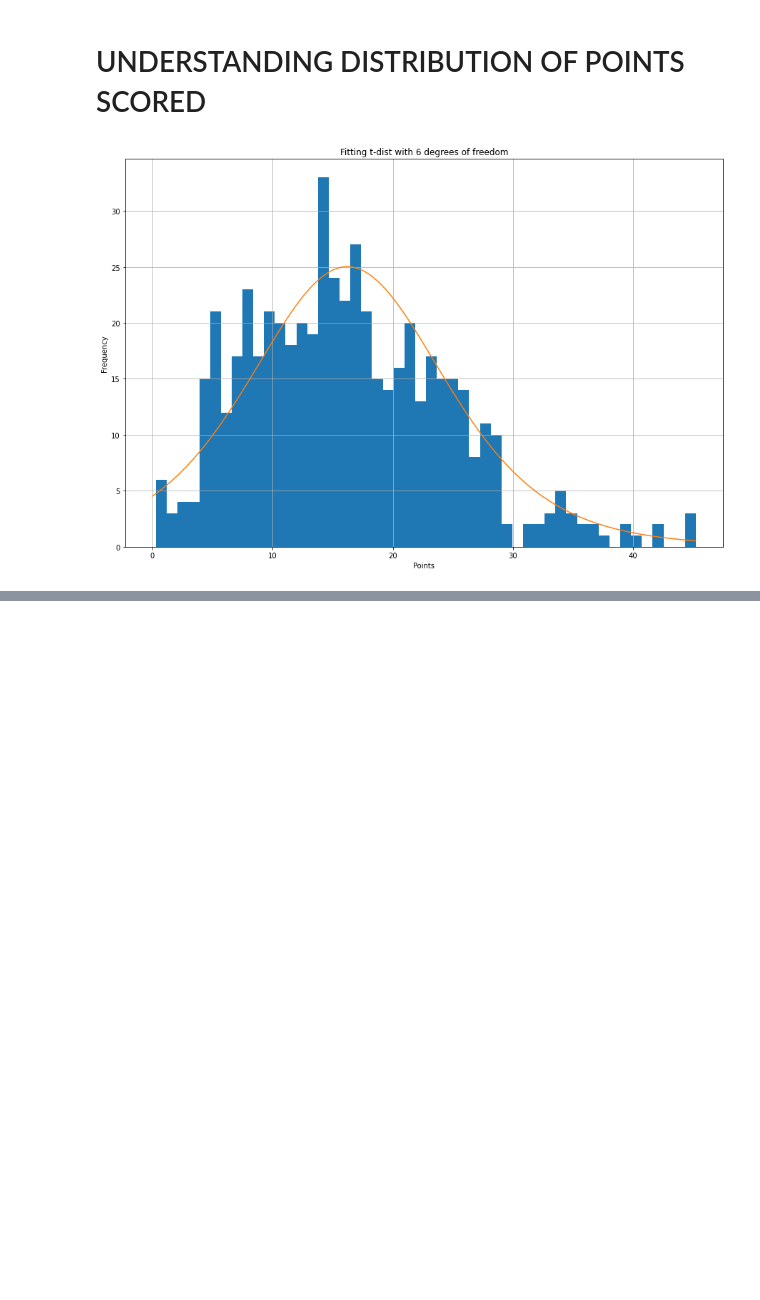
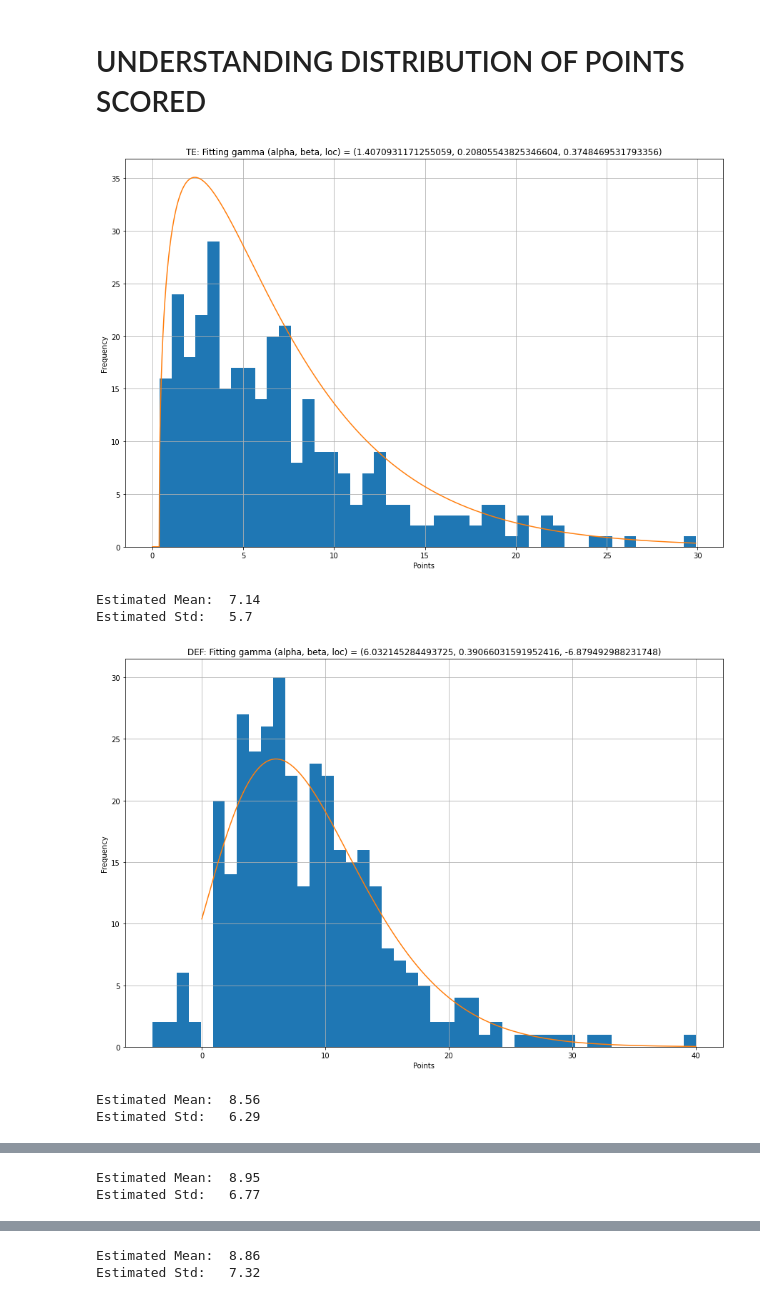
Before and after one commit to mkralis123/FantasyResearch, a Jupyter notebook: FantasyResearch.ipynb, the cells around one changed output, grey strips where cells are left out. Drawn from its saved outputs; the diff is of its cells as text; code cells hidden in the pictures; blank space fills up the shorter version.

Commit message:
Adding in gamma fitted dist by position

```diff
--- a/FantasyResearch.ipynb
+++ b/FantasyResearch.ipynb
@@ -175,33 +175,41 @@ plt.show()
 # %%
 import matplotlib.pyplot as plt
 import numpy as np
 from scipy.stats import norm
 from scipy.stats import t
 
-best_players = list(season_data.mean(axis = 1).sort_values().index[-50:])
 
-def turn_data_to_list(data):
-    data = data.values.tolist()
-    lst = []
-    for ele in data:
-        lst += ele
-    lst = [i for i in lst if (i != 0) and not (np.isnan(i))]
-    return np.array(lst)
+for pos in all_positions:
+    temp=atmost.T.filter(like = f', {pos}').T
 
-plt.figure(figsize=(15,10))
-data_list=turn_data_to_list(season_data.loc[best_players].filter(like = 'Week'))
-plt.hist(data_list, bins = 50)
-x_axis = np.arange(0, max(data_list), 0.01)
-mean = data_list.mean()
-sd = data_list.std()
-df = 6
-plt.plot(x_axis, t.pdf(x_axis, df, mean, sd)*len(data_list))
+    best_players = temp.index
 
-plt.grid()
-plt.ylabel('Frequency')
-plt.xlabel('Points')
-plt.title(f'Fitting t-dist with {df} degrees of freedom')
+    def turn_data_to_list(data):
+        data = data.values.tolist()
+        lst = []
+        for ele in data:
+            lst += ele
+        lst = [i for i in lst if (i != 0) and not (np.isnan(i))]
+        return np.array(lst)
 
-plt.show()
+    plt.figure(figsize=(15,10))
+    data_list=turn_data_to_list(season_data.loc[best_players].filter(like = 'Week'))
+    plt.hist(data_list, bins = 45)
+    x_axis = np.arange(0, max(data_list), 0.01)
+    plt.grid()
+    plt.ylabel('Frequency')
+    plt.xlabel('Points')
+    fit_alpha, fit_loc, fit_scale=gamma.fit(data_list)
+    plt.plot(x_axis, gamma.pdf(x_axis, fit_alpha, scale=fit_scale, loc=fit_loc)*len(data_list))
+    plt.title(f'{pos}: Fitting gamma (alpha, beta, loc) = {fit_alpha,1/fit_scale,fit_loc}')
+    plt.show()
+
+    print('Estimated Mean: ', round(fit_alpha*fit_scale + fit_loc,2))
+    print('Estimated Std:  ', round(np.sqrt(fit_alpha*(fit_scale**2)),2))
 # %% [output]
-[figure, old version]
+[figure, new version]
+Estimated Mean:  7.14
+Estimated Std:   5.7
+[figure, added]
+Estimated Mean:  8.56
+Estimated Std:   6.29
@@ -207,0 +217,2 @@ plt.show()
+Estimated Mean:  8.95
+Estimated Std:   6.77
@@ -207,0 +220,2 @@ plt.show()
+Estimated Mean:  8.86
+Estimated Std:   7.32
```
Also changed, not shown: parts of 5 cells of this notebook.
